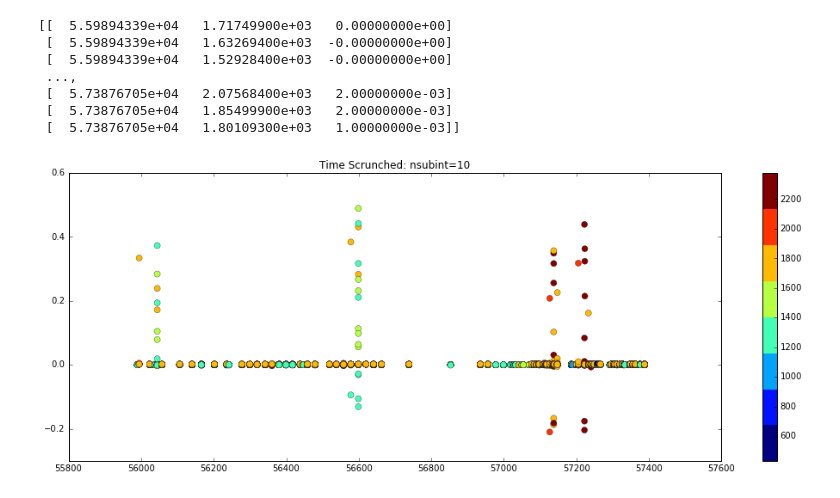
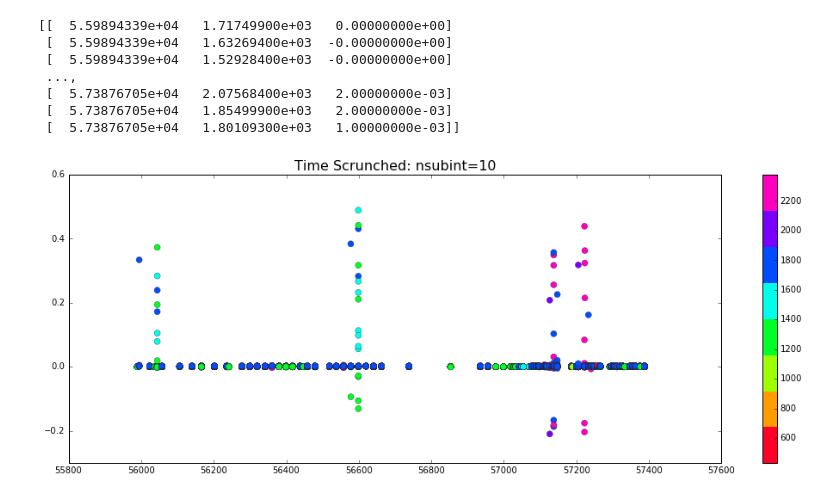
Before and after one commit to elliesch/pulsar_codes, a Jupyter notebook: ResidVsTime.ipynb, the cells around one changed output. Drawn from its saved outputs; the diff is of its cells as text; code cells hidden in the pictures.

```diff
--- a/ResidVsTime.ipynb
+++ b/ResidVsTime.ipynb
@@ -58,13 +75,15 @@ resid_2 = arrays_factor2[:,2]
  [  5.73876705e+04   1.85499900e+03   2.00000000e-03]
  [  5.73876705e+04   1.80109300e+03   1.00000000e-03]]
 # %%
-cmap = plt.get_cmap('jet', 8)
+#Plot residual vs. MJD. (Time Scrunched in half to 10 subintervals)
+
+cmap = plt.get_cmap('gist_rainbow', 8)
 
 fig,ax = plt.subplots(figsize=(17,6))
 cax = ax.scatter(TOA_2, resid_2, c=freq_2, s=50, edgecolor='#262626', linewidth='0.35', cmap=cmap)
-ax.set_title('Time Scrunched: nsubint=10')
+ax.set_title('Time Scrunched: nsubint=10', fontsize='16')
 fig.colorbar(cax)
 
 plt.show()
 # %% [output]
-[figure, old version]
+[figure, new version]
```
Also changed, not shown: parts of 4 cells of this notebook.
